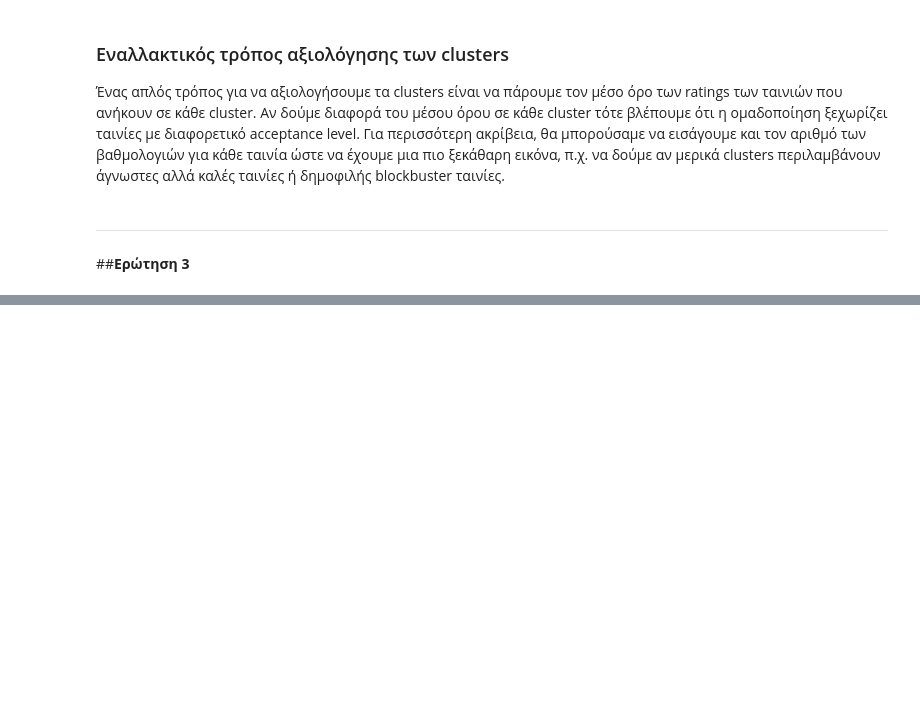
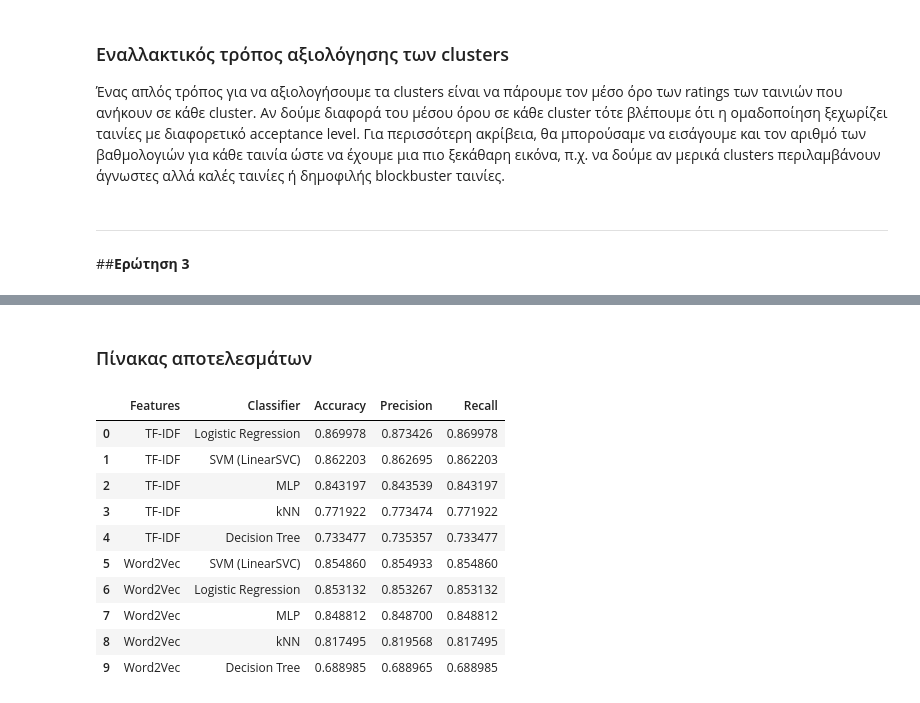
Before and after one commit to BillPapakyriakou/DataMining-Notebooks, a Jupyter notebook: assignment_3.ipynb, the cells around one changed output, grey strips where cells are left out. Drawn from its saved outputs; the diff is of its cells as text; code cells hidden in the pictures; blank space fills up the shorter version.

```diff
--- a/assignment_3.ipynb
+++ b/assignment_3.ipynb
@@ -473,0 +630,9 @@ Name: count, dtype: int64
+# %%
+!pip install gensim
+
+import gensim.downloader as api
+
+w2v_model = api.load("glove-wiki-gigaword-50")
+#w2v_model = api.load("word2vec-google-news-300")
+
+#w2v_model.most_similar('hello')
@@ -473,0 +650,24 @@ Name: count, dtype: int64
+# %%
+import re
+
+# για το word2vec πρέπει να κάνουμε tokenize,
+# στο tfid γίνεται αυτόματα με: TfidfVectorizer(stop_words='english')
+def tokenize(text):
+    text = str(text).lower()  # μετατροπή σε lowercase
+    text = re.sub(r"[^a-z\s]", " ", text)     # κρατάμε μόνο letters a-z
+    text = re.sub(r"\s+", " ", text).strip()  # πολλαπλά κενά -> 1 κενό
+    return text.split()  # κάνουμε split τις προτάσεις σε λέξεις - tokens
+# %%
+# για κάθε movie, υπολογίζουμε το mean vector
+def mean_vector(text, model, vector_size):
+    tokens = tokenize(text)
+
+    # κρατάμε embeddings μόνο για tokens που υπάρχουν στο λεξιλόγιο του μοντέλου
+    vectors = [model[t] for t in tokens if t in model]
+
+    # αν δεν βρεθεί καμία λέξη στο λεξιλόγιο επιστρέφουμε διάνυσμα με zeros
+    if len(vectors) == 0:
+        return np.zeros(vector_size, dtype=np.float32)
+
+    # mean vector
+    return np.mean(vectors, axis=0).astype(np.float32)
@@ -473,0 +727,18 @@ Name: count, dtype: int64
+# %% [markdown]
+### Πίνακας αποτελεσμάτων
+# %%
+all_results_df = pd.concat([tfidf_results_df, w2v_results_df], ignore_index=True)
+all_results_df = all_results_df.sort_values(by=["Features", "Accuracy"], ascending=[True, False])
+all_results_df
+# %% [output]
+|  | Features | Classifier | Accuracy | Precision | Recall |
+| 0 | TF-IDF | Logistic Regression | 0.869978 | 0.873426 | 0.869978 |
+| 1 | TF-IDF | SVM (LinearSVC) | 0.862203 | 0.862695 | 0.862203 |
+| 2 | TF-IDF | MLP | 0.843197 | 0.843539 | 0.843197 |
+| 3 | TF-IDF | kNN | 0.771922 | 0.773474 | 0.771922 |
+| 4 | TF-IDF | Decision Tree | 0.733477 | 0.735357 | 0.733477 |
+| 5 | Word2Vec | SVM (LinearSVC) | 0.854860 | 0.854933 | 0.854860 |
+| 6 | Word2Vec | Logistic Regression | 0.853132 | 0.853267 | 0.853132 |
+| 7 | Word2Vec | MLP | 0.848812 | 0.848700 | 0.848812 |
+| 8 | Word2Vec | kNN | 0.817495 | 0.819568 | 0.817495 |
+| 9 | Word2Vec | Decision Tree | 0.688985 | 0.688965 | 0.688985 |
```
Also changed, not shown: parts of 13 cells of this notebook.
